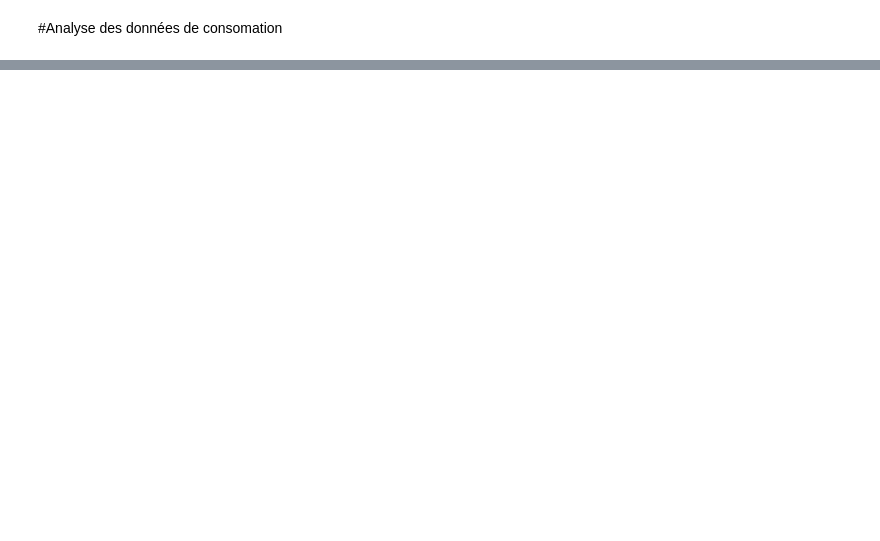
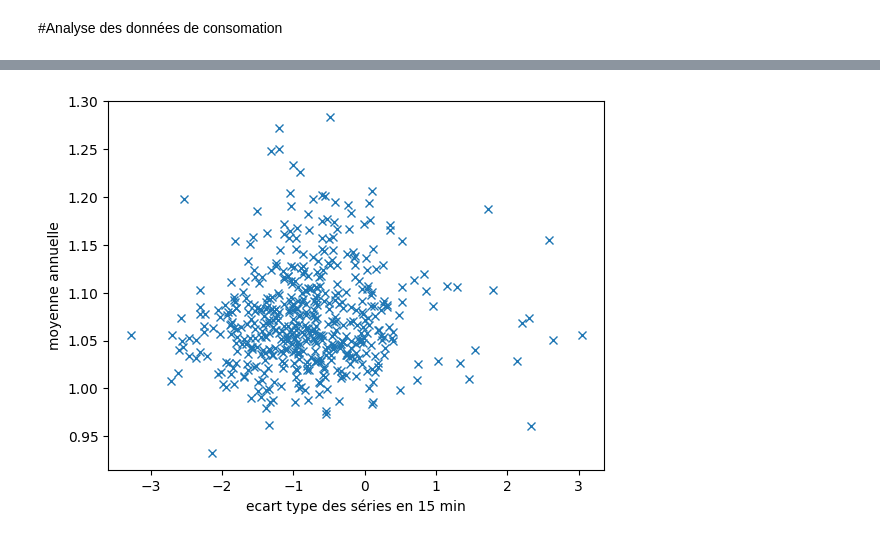
Before and after one commit to Arthur-CCT/Data_Enrgie, a Jupyter notebook: Analyse_données_consomation.ipynb, the cells around one changed output, grey strips where cells are left out. Cells and saved outputs as stored; diff of their text form; code cells hidden in the pictures; blank space fills up the shorter version.

```diff
--- a/Analyse_données_consomation.ipynb
+++ b/Analyse_données_consomation.ipynb
@@ -10,7 +17,10 @@ DATA=[]
 for i in file_data:
     line = i.split(';')
     line[0]  = int(line[0])
-    line[2] = float(line[2][:-1])
+    line.append(float(line[2][:-1]))
+    time = line[1]
+    line[1] = dt.date(int(time[:4]), int(time[5:7]), int(time[8:10]))
+    line[2] =time[10:]
     DATA.append(line)
 test = DATA[0]
 print(test)
@@ -37,0 +112,25 @@ for i in conso_indiv.keys():
+# %%
+mult_seas_indiv = {}
+for id in conso_id_day.keys():
+    conso_day = conso_id_day[id]
+    conso_seas = [0, 0]
+    num_day = [0, 0] #Summer Winter
+    for day in conso_day.keys():
+        if issummer(day):
+            num_day[0] += 1
+            conso_seas[0] += conso_day[day]
+        elif iswinter(day):
+            num_day[1] += 1
+            conso_seas[1] += conso_day[day]
+    moy_seas = [0, 0]
+    for i in range(2):
+        if num_day[i]!=0:
+            moy_seas[i] = conso_seas[i]/num_day[i]
+        else:
+            moy_seas[i] = 0
+
+    mult_seas: float = moy_seas[0]/(moy_seas[1]+0.001)
+
+
+    mult_seas = np.log(mult_seas)
+    mult_seas_indiv[id] = mult_seas
@@ -37,0 +139,10 @@ for i in conso_indiv.keys():
+# %%
+y = np.array([mult_we_indiv[i] for i in IDS])
+x = np.array([mult_seas_indiv[i] for i in IDS])
+
+
+
+X = np.column_stack((x, y))
+X_train, X_test = train_test_split(X, test_size=0.33, random_state=0)
+kmeans = KMeans(n_clusters = 2, random_state = 0, n_init='auto')
+kmeans.fit(X_train)
@@ -37,0 +161,7 @@ for i in conso_indiv.keys():
+# %%
+plt.plot(x,y,'x')
+plt.xlabel("ecart type des séries en 15 min")
+plt.ylabel("moyenne annuelle")
+plt.show()
+# %% [output]
+[figure, added]
```
Also changed, not shown: parts of 14 cells of this notebook.
